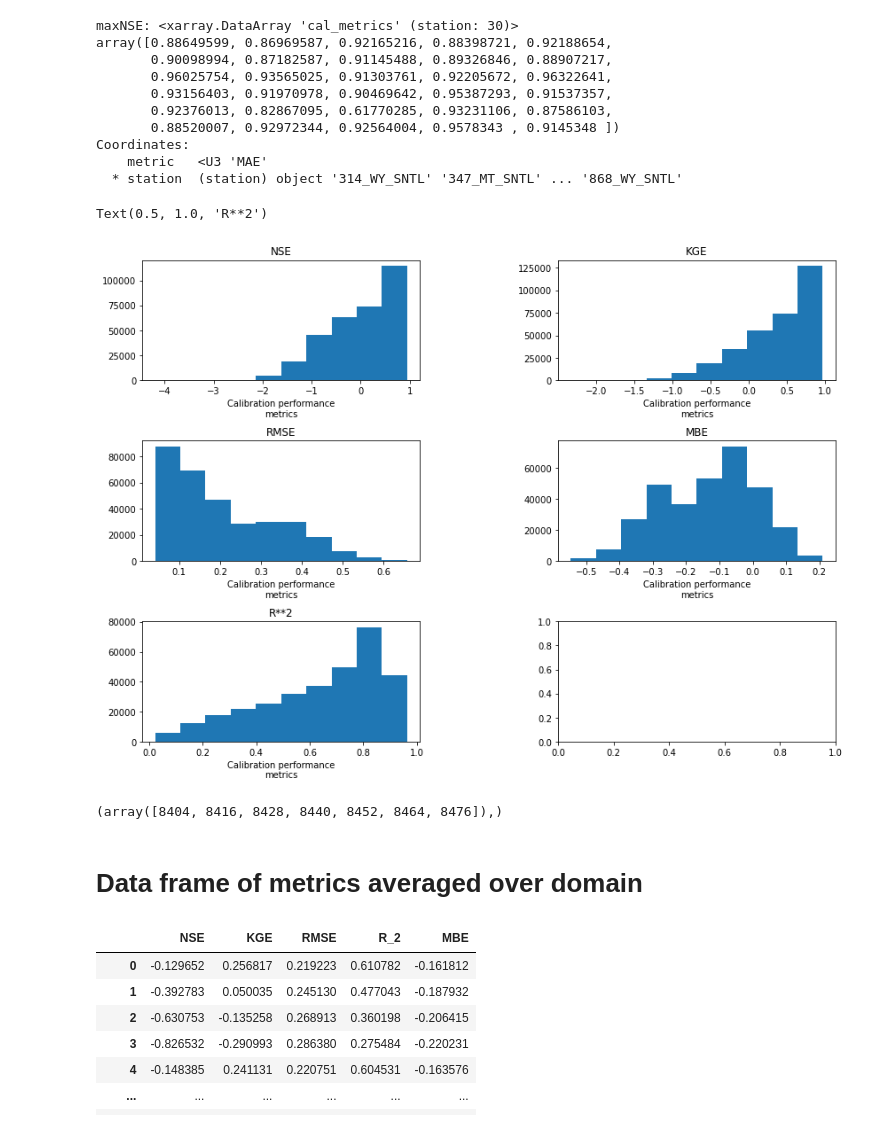
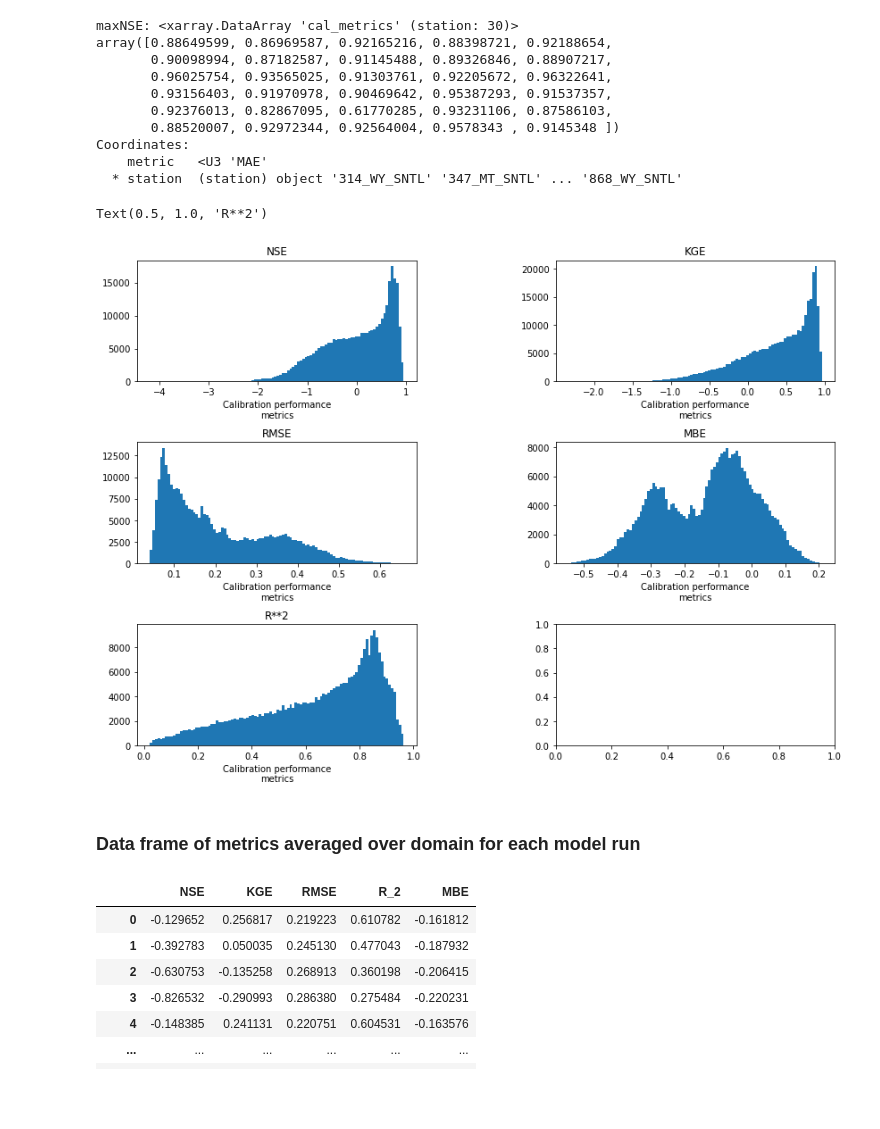
Before and after one commit to snowmodel-tools/calibration_python, a Jupyter notebook: Calibration_postprocess.ipynb, the cells around one changed output. Cells and saved outputs as stored; diff of their text form; code cells hidden in the pictures; blank space fills up the shorter version.

```diff
--- a/Calibration_postprocess.ipynb
+++ b/Calibration_postprocess.ipynb
@@ -16,4 +16,30 @@ import json
 import matplotlib.pyplot as plt
 
 #from sklearn.covariance import EmpiricalCovariance, MinCovDet
+# %%
+########## USER ###########
+# Select modeling domain ('WY', 'UT', 'OR', 'WA')
+domain = 'WY'
+# %%
+# Outfile path
+outpath = '/nfs/attic/dfh/Aragon2/CSOdata/'+domain+'/'
+# Figure path
+figpath = '/nfs/attic/dfh/Aragon2/CSOfigs/'+domain+'/'
+
+#path to CSO domain json
+with open('/nfs/attic/dfh/Aragon2/CSOdata/CSO_domains.json') as f:
+    domains = json.load(f)
+
+#start date
+st = domains[domain]['st']
+#end date
+ed = domains[domain]['ed']
+
+#Snotel bounding box
+Bbox = domains[domain]['Bbox']
+
+# Snotel projection
+stn_proj = domains[domain]['stn_proj']
+# model projection
+mod_proj = domains[domain]['mod_proj']
 # %%
@@ -29,7 +55,7 @@ gdf.head()
 | 4 | 379_WY_SNTL | -109.670212 | 43.697330 | Burroughs Creek | 2667 | 607155.527746 | 4.839116e+06 | POINT (-109.67021 43.69733) |
 # %%
 # calibration_2020-05-24_full_set.nc the MAE metric is actually r**2
-data = xr.open_dataset('calibration_2020-06-08_full_set.nc')
+data = xr.open_dataset(outpath+'calibration_2020-06-08_full_set.nc')
 data
 # %% [output]
 <xarray.Dataset>
@@ -88,17 +110,17 @@ Coordinates:
 # %%
 fig, axes = plt.subplots(ncols=2,nrows=3,figsize=(14, 10))
 fig.subplots_adjust(hspace = .5, wspace=.5)
-NSE.plot.hist(ax=axes[0,0])
+NSE.plot.hist(ax=axes[0,0],bins=100)
 axes[0,0].set_title('NSE')
-KGE.plot.hist(ax=axes[0,1])
+KGE.plot.hist(ax=axes[0,1],bins=100)
 axes[0,1].set_title('KGE')
-RMSE.plot.hist(ax=axes[1,0])
+RMSE.plot.hist(ax=axes[1,0],bins=100)
 axes[1,0].set_title('RMSE')
-MBE.plot.hist(ax=axes[1,1])
+MBE.plot.hist(ax=axes[1,1],bins=100)
 axes[1,1].set_title('MBE')
-R_2.plot.hist(ax=axes[2,0])
+R_2.plot.hist(ax=axes[2,0],bins=100)
 axes[2,0].set_title('R**2')
 # %% [output]
 Text(0.5, 1.0, 'R**2')
-[figure, old version]
+[figure, new version]
 # %%
@@ -106,16 +128,5 @@ fig.savefig('WY_domain_cal_metrics.pdf', format='pdf', dpi=300)
-# %%
-def get_top_idx(metric):
-    x = np.mean(metric,axis=1).values
-    top = np.max(x)
-    index = np.where(x==top)
-    return index
-
-out = get_top_idx(NSE)
-out
-# %% [output]
-(array([8404, 8416, 8428, 8440, 8452, 8464, 8476]),)
 # %% [markdown]
-# Data frame of metrics averaged over domain
+### Data frame of metrics averaged over domain for each model run
 # %%
 x = np.empty((len(calibration),5))
 x[:,0] = np.mean(NSE.values,axis=1)
```
Also changed, not shown: parts of 57 cells of this notebook.
